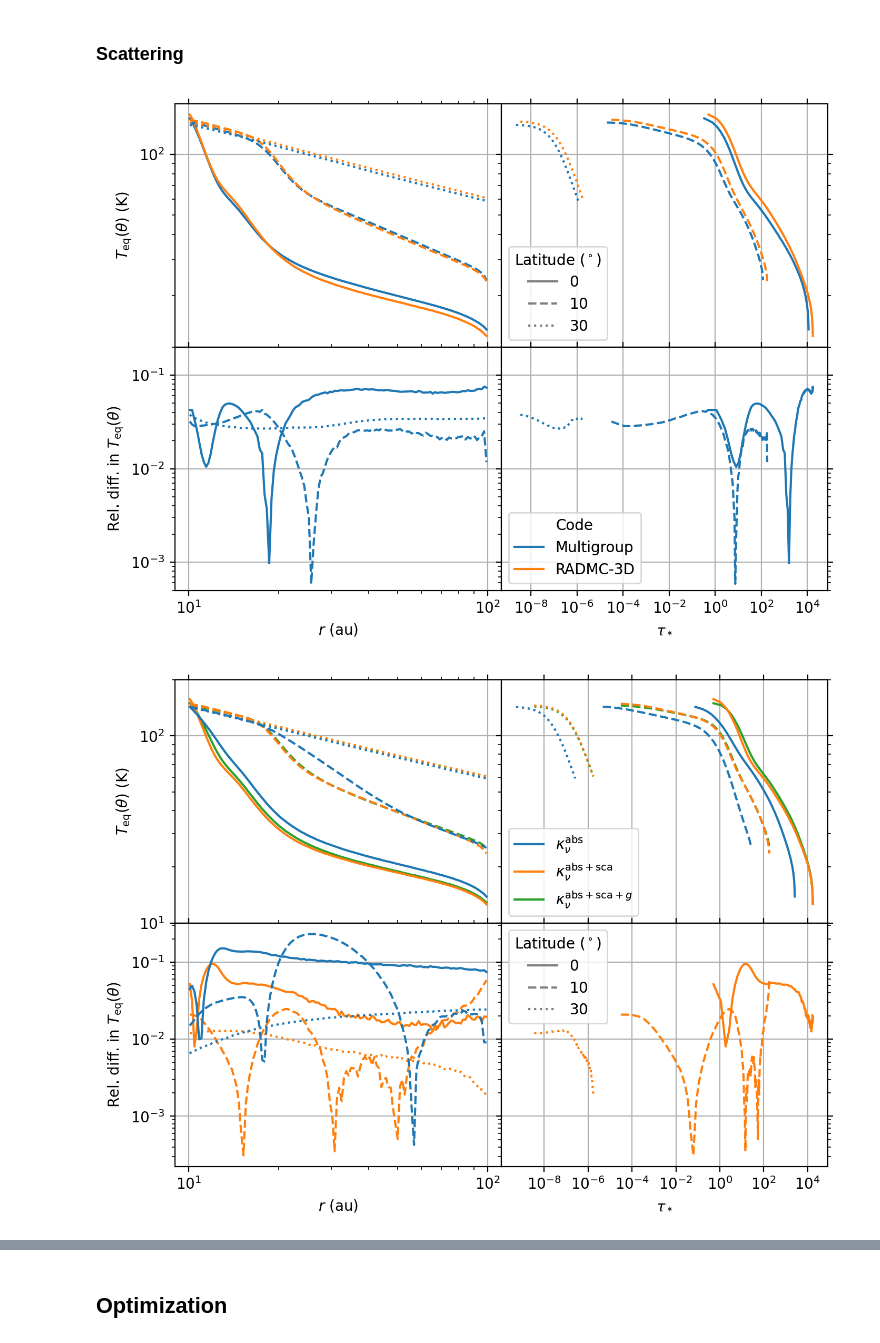
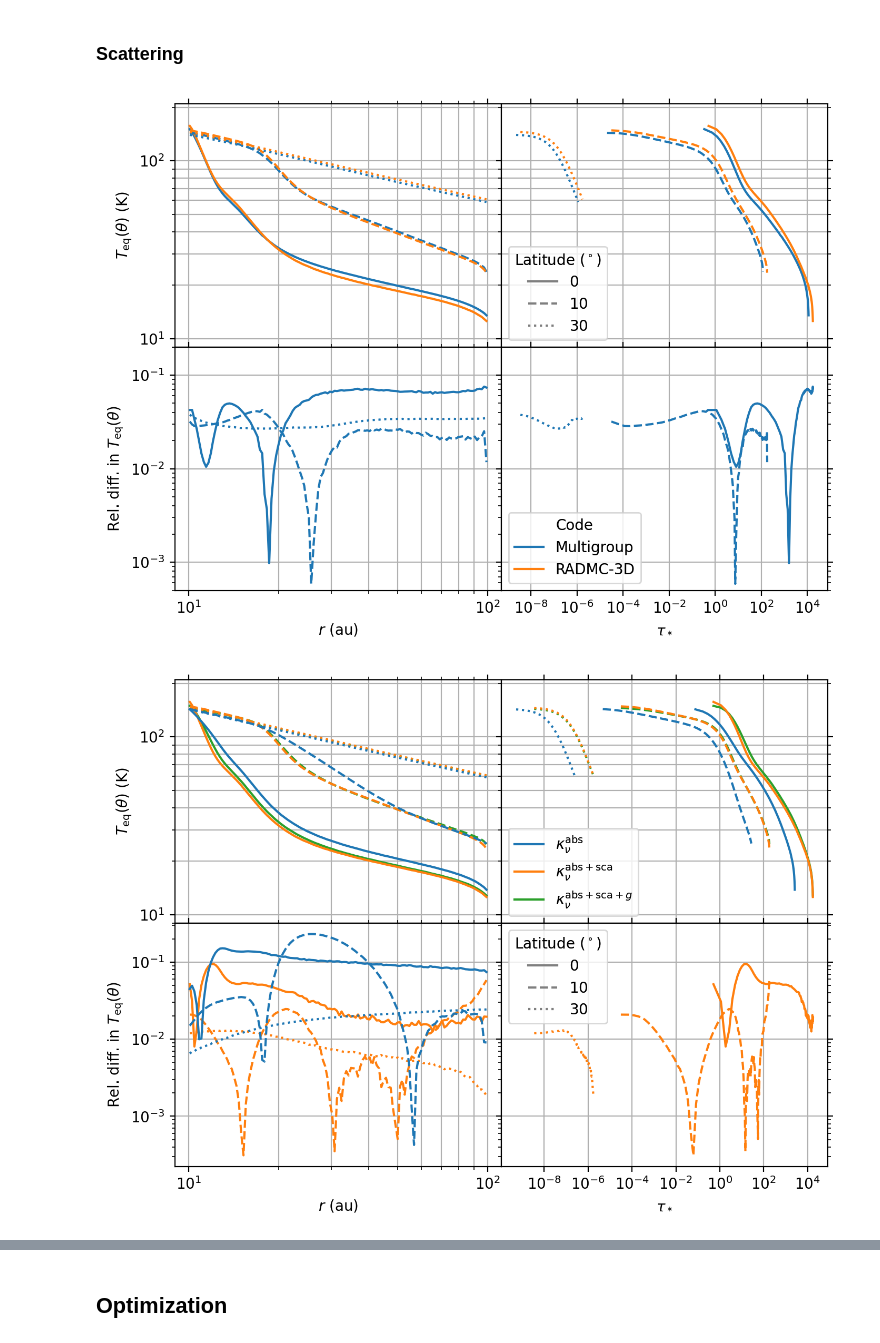
Before and after one commit to sabaronett/rad-hydro, a Jupyter notebook: ipynb/ManuscriptFigures.ipynb, the cells around one changed output, grey strips where cells are left out. Saved outputs shown, nothing was run; the diff lists cells and outputs as text; code cells hidden in the pictures.

```diff
--- a/ipynb/ManuscriptFigures.ipynb
+++ b/ipynb/ManuscriptFigures.ipynb
@@ -1163,7 +1174,7 @@ for i, run in enumerate(runs):
     Fx_theo = np.clip(Fx_theo, Fx_min, None)
     for th, theta_deg in enumerate(theta_degs):
         j = int(theta_deg/rad2deg/dtheta)
-        rel_err_Fx = (Fx_field[j, :] - Fx_theo[j,:])/Fx_theo[j,:]
+        rel_err_Fx = np.abs(Fx_theo[j,:] - Fx_field[j, :])/Fx_theo[j,:]
         ax.plot(tau[j, :], rel_err_Fx, color=tab_colors[i], ls=lss[th])
         if i == 0:
             ls_thetas.append(ax.plot([], [], color='tab:gray', ls=lss[th],
@@ -1178,7 +1189,7 @@ ax.add_artist(ax.legend(framealpha=0.56, handles=ls_thetas, loc='upper left',
 # Format (sub)plots
 ax.grid()
 ax.minorticks_on()
-ax.set(xlabel=r'$\tau$', xscale='log', xlim=(1e-9, 1e1),
+ax.set(xlabel=r'$\tau$', xscale='log', xlim=(1e-9, 1e1), #xlim=(1e-10, 1e2),
        ylabel=r'Rel. error in $F_r(\theta)$', yscale='log', ylim=(1e-12, 1))
 ax.tick_params(axis='both', which='both', top=True, right=True)
 plt.savefig('figs/attenuation.pdf', bbox_inches='tight', pad_inches=0.01)
@@ -1463,40 +1478,42 @@ for th, theta_deg in enumerate(theta_degs):
                 ls=lss[th])
     axs[0][0].plot(grid.x/au, dusttemp[:,j,0,0], color='tab:orange', ls=lss[th])
     axs[0][1].plot(tau[j, :], T_field[j, :]*T_unit, color='tab:blue',
                    ls=lss[th])
     axs[0][1].plot(taux[:,j,0], dusttemp[:,j,0,0], color='tab:orange',
                    ls=lss[th])
     axs[1][0].plot(athdf['x1v']*L_au, rel_diff_T, color='tab:blue',
                    ls=lss[th])
     axs[1][1].plot(taux[:,j,0], rel_diff_T, color='tab:blue', ls=lss[th])
     ls_thetas.append(axs[0][1].plot([], [], color='tab:gray', ls=lss[th],
                  label=rf'${90-theta_deg}$')[0])
 c_solns.append(axs[1][1].plot([], [], color='tab:blue', label=f'Multigroup')[0])
 c_solns.append(axs[1][1].plot([], [], color='tab:orange', label='RADMC-3D')[0])
 
 # Plot ghost points for colorless line style and add legends
 axs[0][1].add_artist(axs[0][1].legend(framealpha=0.56, handles=ls_thetas,
                                       title=r'Latitude ($^\circ)$'))
 axs[1][1].add_artist(axs[1][1].legend(framealpha=0.56, handles=c_solns,
                                       title=r'Code'))
 
 # Format (sub)plots
 for ax in axs.flat:
-  ax.grid()
-  ax.minorticks_on()
-  ax.set(xscale='log', yscale='log')
-  ax.tick_params(axis='both', which='both', top=True, right=True)
-axs[0][0].set(ylabel=r'$T_\mathrm{eq}(\theta)$ (K)')
+    ax.grid()
+    ax.minorticks_on()
+    ax.set(xscale='log', yscale='log')
+    ax.tick_params(axis='both', which='both', top=True, right=True)
+axs[0][0].grid(axis='both', which='minor')
+axs[0][1].grid(axis='y', which='minor')
+axs[1][0].grid(axis='x', which='minor')
+axs[0][0].set(ylabel=r'$T_\mathrm{eq}(\theta)$ (K)', ylim=(9, 2.1e2))
 axs[1][0].set(xlabel=r'$r$ (au)', ylim=(5e-4, 2e-1),
-
               ylabel=r'Rel. diff. in $T_\mathrm{eq}(\theta)$')
 axs[1][1].set(xlabel=r'$\tau_*$')
 plt.subplots_adjust(hspace=0, wspace=0)
 plt.savefig('figs/scattering.pdf', bbox_inches='tight', pad_inches=0.01)
 # plt.savefig('figs/slides/scattering.png', dpi=600, bbox_inches='tight',
 #             pad_inches=0.01)
 # %% [output]
-[figure, old version]
+[figure, new version]
 # %%
 #===============================================================================
 import matplotlib.colors
@@ -1563,14 +1580,17 @@ axs[0][1].add_artist(axs[0][1].legend(framealpha=0.56, handles=c_solns,
 
 # Format (sub)plots
 for ax in axs.flat:
-  ax.grid()
-  ax.minorticks_on()
-  ax.set(xscale='log', yscale='log')
-  ax.tick_params(axis='both', which='both', top=True, right=True)
-axs[0][0].set(ylabel=r'$T_\mathrm{eq}(\theta)$ (K)', ylim = (10, 2e2))
+    ax.grid()
+    ax.minorticks_on()
+    ax.set(xscale='log', yscale='log')
+    ax.tick_params(axis='both', which='both', top=True, right=True)
+axs[0][0].grid(axis='both', which='minor')
+axs[0][1].grid(axis='y', which='minor')
+axs[1][0].grid(axis='x', which='minor')
+axs[0][0].set(ylabel=r'$T_\mathrm{eq}(\theta)$ (K)', ylim=(9, 2.1e2))
 axs[1][0].set(xlabel=r'$r$ (au)', ylabel=r'Rel. diff. in $T_\mathrm{eq}(\theta)$')
 axs[1][1].set(xlabel=r'$\tau_*$')
 plt.subplots_adjust(hspace=0, wspace=0)
 plt.savefig('figs/scattering_modes.pdf', bbox_inches='tight', pad_inches=0.01)
 # %% [output]
-[figure, old version]
+[figure, new version]
```
Also changed, not shown: parts of 21 cells of this notebook.
